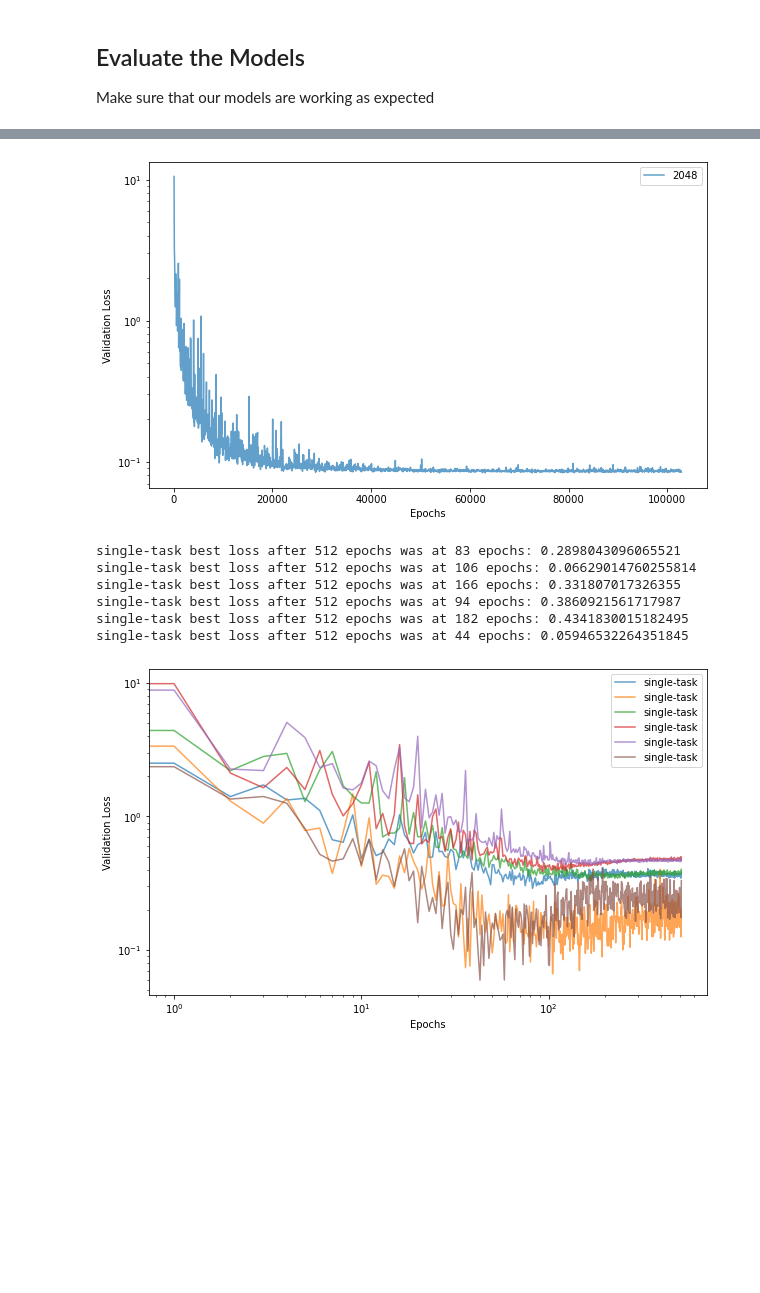
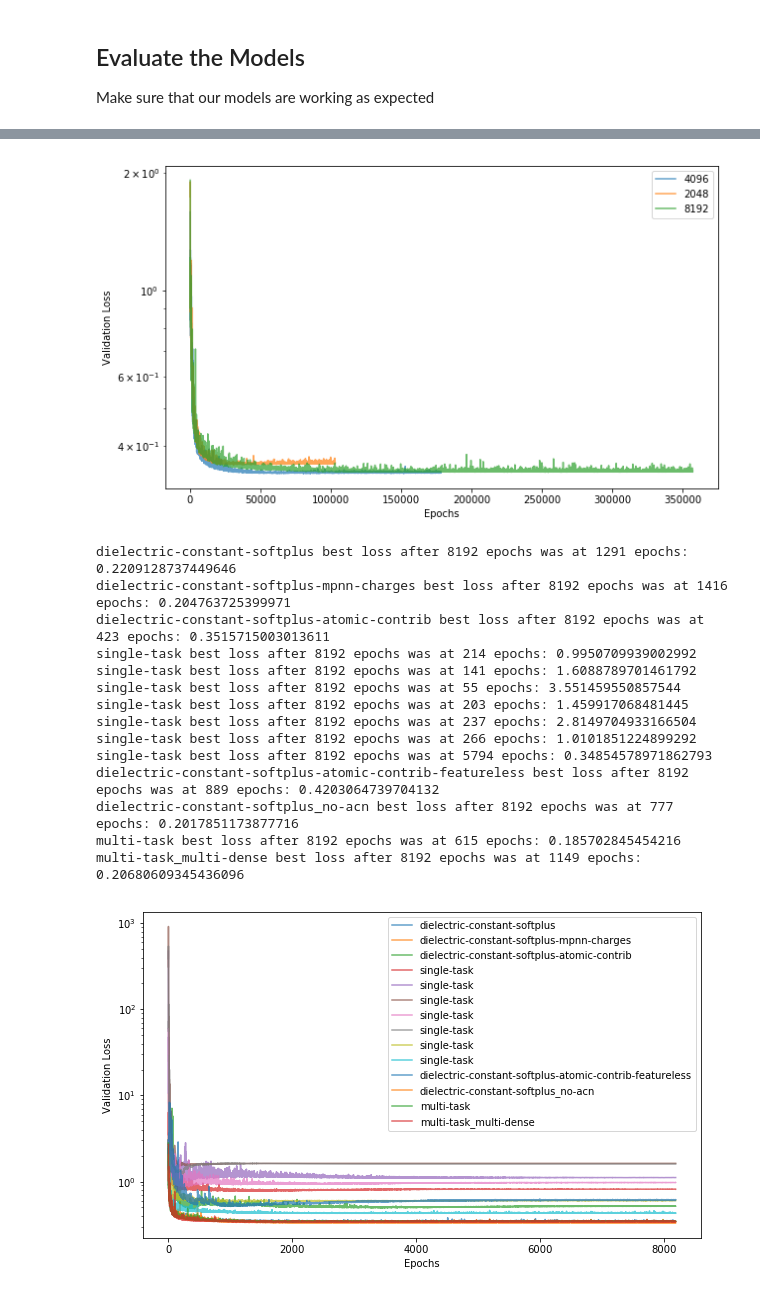
Before and after one commit to globus-labs/solvation-energy-ml, a Jupyter notebook: mpnn-gpu/1_compare-networks.ipynb, the cells around one changed output, grey strips where cells are left out. Saved outputs shown, nothing was run; the diff lists cells and outputs as text; code cells hidden in the pictures; blank space fills up the shorter version.

```diff
--- a/mpnn-gpu/1_compare-networks.ipynb
+++ b/mpnn-gpu/1_compare-networks.ipynb
@@ -64,9 +57,6 @@ def score_model(path):
     metadata['best_loss'] = log['val_loss'].min()
     metadata['best_loss_epoch'] = log['val_loss'].idxmin()
 
-    # Check whether the network had finished training
-    metadata['finished'] = os.path.isfile(path.parent.joinpath('finished'))
-
     # Get the scores on the test set
     directory = path.parent
     test_data = pd.read_csv(path)
@@ -118,35 +110,43 @@ Look for anomalous behavior
 # %%
 fig, ax = plt.subplots()
 
-for _, f in results.query('name=="dielectric-constant-softplus-charges"').iterrows():
+for _, f in results.query('name=="dielectric-constant-softplus"').iterrows():
     log = pd.read_csv(os.path.join(f['path'], 'train_log.csv'))
-    ax.semilogy(log['epoch_time'].cumsum(), log['val_loss'], label=f['num_epochs'], alpha=0.7)
+    ax.semilogy(log['epoch_time'].cumsum(), log['val_mean_absolute_error'], label=f['num_epochs'], alpha=0.7)
 
 ax.set_ylabel('Validation Loss')
 ax.set_xlabel('Epochs')
 ax.legend()
 fig.set_size_inches(10, 6)
 # %% [output]
-[figure, old version]
+[figure, new version]
 # %%
 fig, ax = plt.subplots()
 
-for _, f in results.query('num_epochs==512').iterrows():
+for _, f in results.query('num_epochs==8192').iterrows():
     log = pd.read_csv(os.path.join(f['path'], 'train_log.csv'))
     print('{} best loss after {} epochs was at {} epochs:'.format(f['name'], len(log), log['val_loss'].idxmin() + 1),
               log['val_loss'].min())
-    ax.loglog(log['epoch'], log['val_loss'], label=f['name'], alpha=0.7)
+    ax.semilogy(log['epoch'], log['val_mean_absolute_error'], label=f['name'], alpha=0.7)
 
 ax.set_ylabel('Validation Loss')
 ax.set_xlabel('Epochs')
 #ax.set_xlim(0, 2000)
 ax.legend()
 fig.set_size_inches(10, 6)
 # %% [output]
-single-task best loss after 512 epochs was at 83 epochs: 0.2898043096065521
-single-task best loss after 512 epochs was at 106 epochs: 0.06629014760255814
-single-task best loss after 512 epochs was at 166 epochs: 0.331807017326355
-single-task best loss after 512 epochs was at 94 epochs: 0.3860921561717987
-single-task best loss after 512 epochs was at 182 epochs: 0.4341830015182495
-single-task best loss after 512 epochs was at 44 epochs: 0.05946532264351845
+dielectric-constant-softplus best loss after 8192 epochs was at 1291 epochs: 0.2209128737449646
+dielectric-constant-softplus-mpnn-charges best loss after 8192 epochs was at 1416 epochs: 0.204763725399971
+dielectric-constant-softplus-atomic-contrib best loss after 8192 epochs was at 423 epochs: 0.3515715003013611
+single-task best loss after 8192 epochs was at 214 epochs: 0.9950709939002992
+single-task best loss after 8192 epochs was at 141 epochs: 1.6088789701461792
+single-task best loss after 8192 epochs was at 55 epochs: 3.551459550857544
+single-task best loss after 8192 epochs was at 203 epochs: 1.459917068481445
+single-task best loss after 8192 epochs was at 237 epochs: 2.8149704933166504
+single-task best loss after 8192 epochs was at 266 epochs: 1.0101851224899292
+single-task best loss after 8192 epochs was at 5794 epochs: 0.34854578971862793
+dielectric-constant-softplus-atomic-contrib-featureless best loss after 8192 epochs was at 889 epochs: 0.4203064739704132
+dielectric-constant-softplus_no-acn best loss after 8192 epochs was at 777 epochs: 0.2017851173877716
+multi-task best loss after 8192 epochs was at 615 epochs: 0.185702845454216
+multi-task_multi-dense best loss after 8192 epochs was at 1149 epochs: 0.20680609345436096
-[figure, old version]
+[figure, new version]
```
Also changed, not shown: parts of 4 cells of this notebook, 6 other files.
